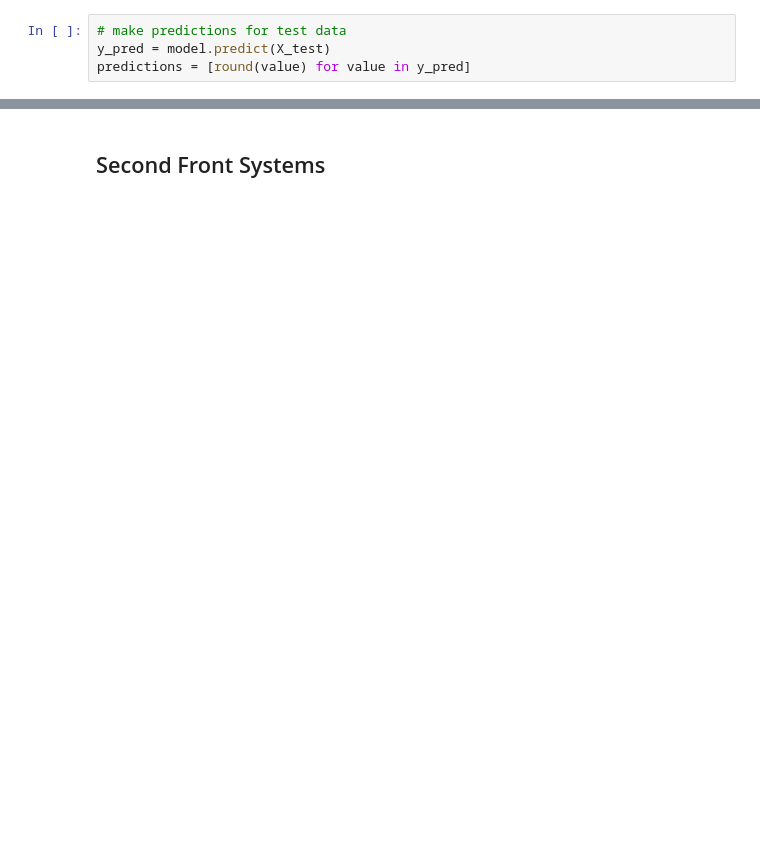
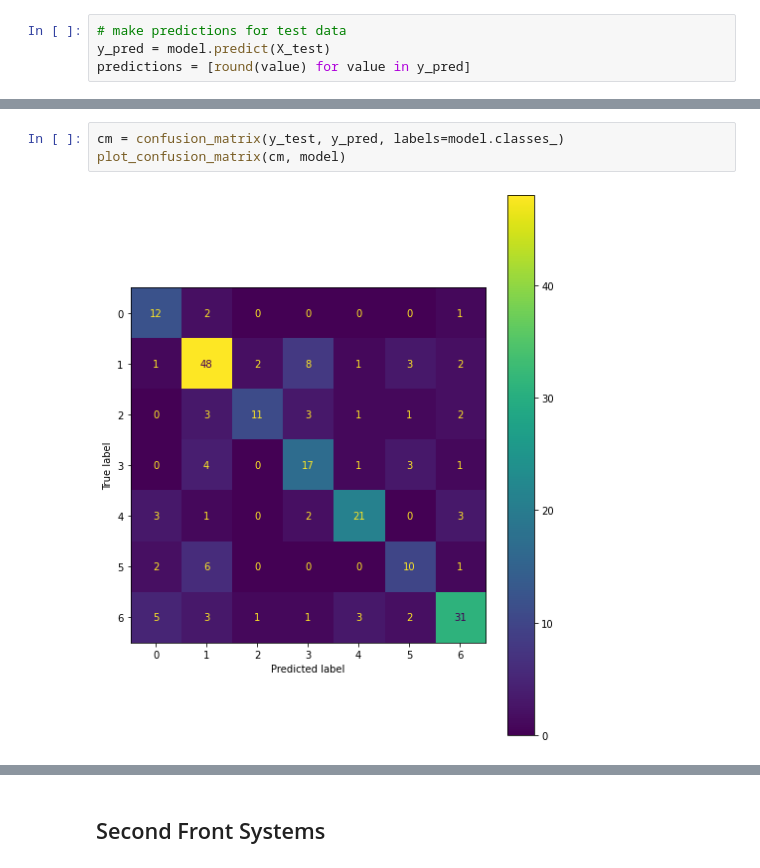
Before and after one commit to neumj/thoth, a Jupyter notebook: notebooks/xgboost-multi.ipynb, the cells around one changed output, grey strips where cells are left out. Drawn from its saved outputs; the diff is of its cells as text; blank space fills up the shorter version.

```diff
--- a/notebooks/xgboost-multi.ipynb
+++ b/notebooks/xgboost-multi.ipynb
@@ -214,0 +278,5 @@ Accuracy: 68.92%
+# %%
+cm = confusion_matrix(y_test, y_pred, labels=model.classes_)
+plot_confusion_matrix(cm, model)
+# %% [output]
+[figure, added]
```
Also changed, not shown: parts of 21 cells of this notebook, 11 other files.
